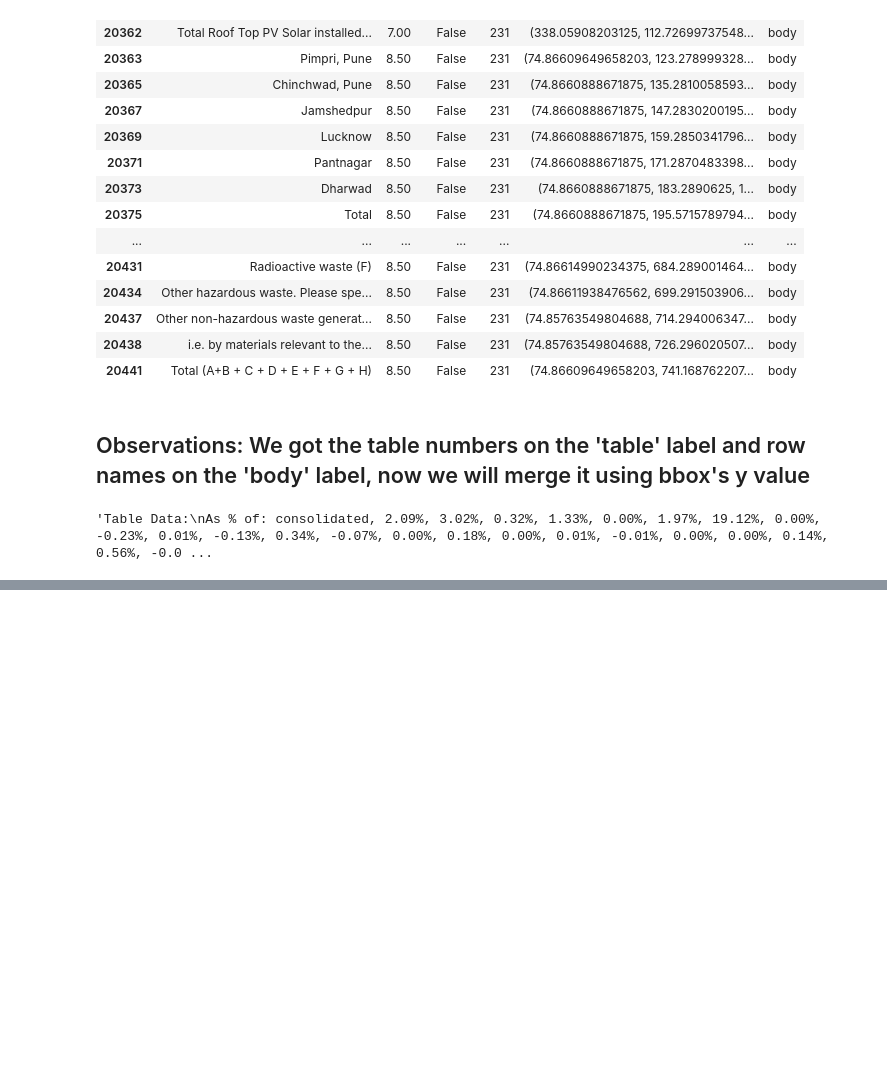
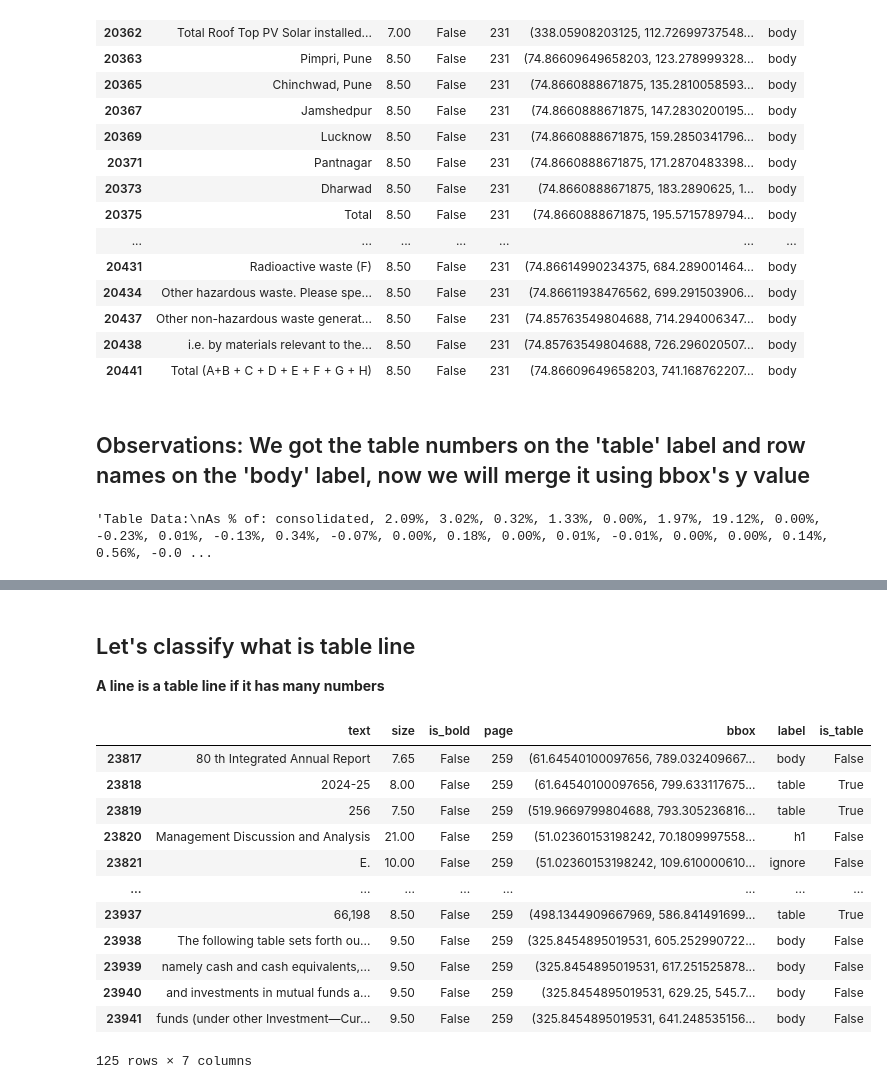
Before and after one commit to octoprakhar/FinLens-Backend, a Jupyter notebook: notebooks/chunking.ipynb, the cells around one changed output, grey strips where cells are left out. Cells and saved outputs as stored; diff of their text form; code cells hidden in the pictures; blank space fills up the shorter version.

```diff
--- a/notebooks/chunking.ipynb
+++ b/notebooks/chunking.ipynb
@@ -841,0 +915,3 @@ table_texts[2000]
+# %% [markdown]
+## Let's classify what is table line
+**A line is a table line if it has many numbers**
@@ -841,0 +932,16 @@ table_texts[2000]
+# %%
+df_6[df_6["page"] == 259]
+# %% [output]
+|  | text | size | is_bold | page | bbox | label | is_table |
+| 23817 | 80 th Integrated Annual Report | 7.65 | False | 259 | (61.64540100097656, 789.032409667... | body | False |
+| 23818 | 2024-25 | 8.00 | False | 259 | (61.64540100097656, 799.633117675... | table | True |
+| 23819 | 256 | 7.50 | False | 259 | (519.9669799804688, 793.305236816... | table | True |
+| 23820 | Management Discussion and Analysis | 21.00 | False | 259 | (51.02360153198242, 70.1809997558... | h1 | False |
+| 23821 | E. | 10.00 | False | 259 | (51.02360153198242, 109.610000610... | ignore | False |
+| ... | ... | ... | ... | ... | ... | ... | ... |
+| 23937 | 66,198 | 8.50 | False | 259 | (498.1344909667969, 586.841491699... | table | True |
+| 23938 | The following table sets forth ou... | 9.50 | False | 259 | (325.8454895019531, 605.252990722... | body | False |
+| 23939 | namely cash and cash equivalents,... | 9.50 | False | 259 | (325.8454895019531, 617.251525878... | body | False |
+| 23940 | and investments in mutual funds a... | 9.50 | False | 259 | (325.8454895019531, 629.25, 545.7... | body | False |
+| 23941 | funds (under other Investment—Cur... | 9.50 | False | 259 | (325.8454895019531, 641.248535156... | body | False |
+125 rows × 7 columns
```
Also changed, not shown: parts of 30 cells of this notebook.
